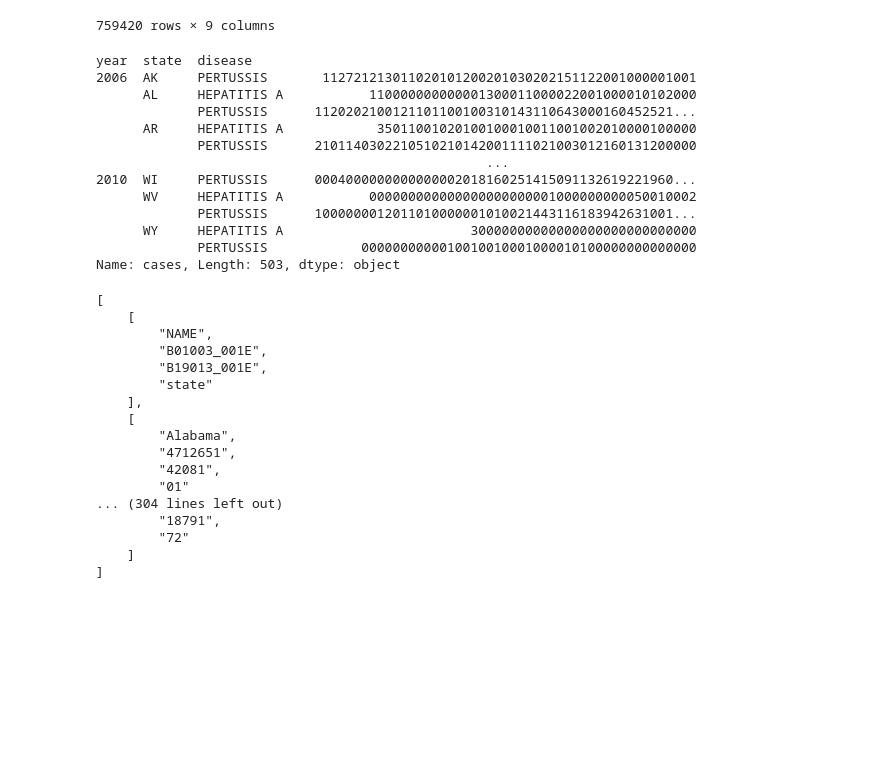
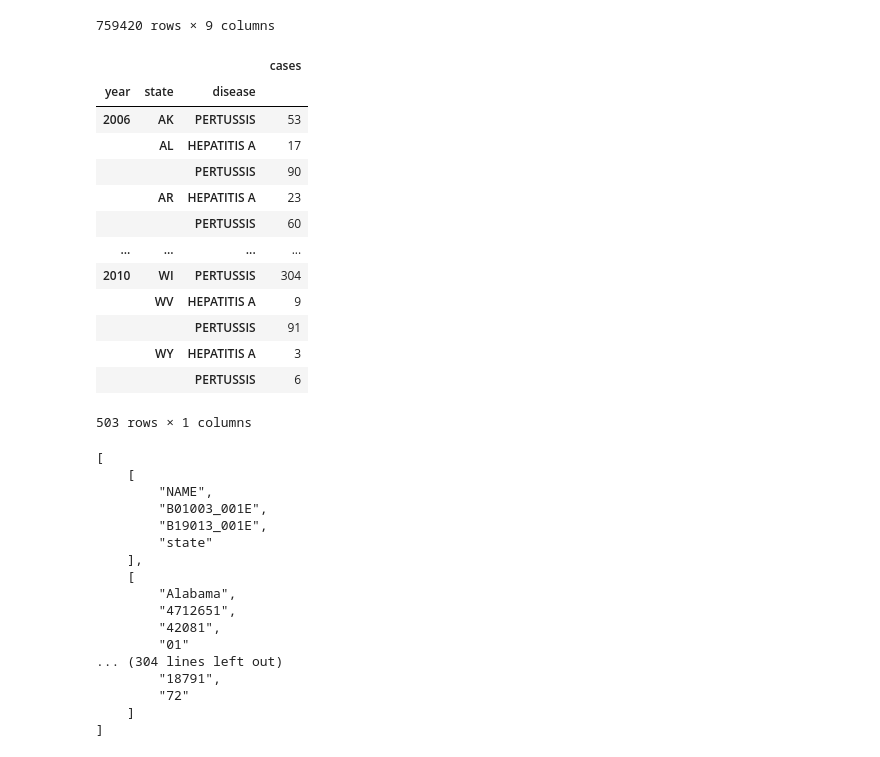
Before and after one commit to SamClements94/Project-1, a Jupyter notebook: Project_1-sam.ipynb, the cells around one changed output. Cells and saved outputs as stored; diff of their text form; code cells hidden in the pictures; blank space fills up the shorter version.

Commit message:
Clean disease data frame

```diff
--- a/Project_1-sam.ipynb
+++ b/Project_1-sam.ipynb
@@ -36,5 +36,4 @@ Name: disease, dtype: int64
 # %%
 disease_df["cases"]=disease_df["cases"].astype(str).replace("\\N",np.nan)
 disease_df=disease_df.dropna(how="any")
-disease_df["cases"].astype(int)
-# disease_df.dtypes
+disease_df['cases'] = disease_df["cases"].astype(int)
@@ -74,22 +60,24 @@ disease_df
 # %%
 short_disease_df = disease_df.loc[(disease_df['year']== '2010')|(disease_df['year']== '2009')|(disease_df['year']== '2008')|(disease_df['year']== '2007')|(disease_df['year']== '2006')]
 
 grouped_disease_df = short_disease_df.groupby(['year','state','disease',])
-grouped_disease_df['cases'].sum()
+clean_disease_df=pd.DataFrame(grouped_disease_df['cases'].sum())
+clean_disease_df
 # %% [output]
+|  |  |  | cases |
+| year | state | disease |  |
+| 2006 | AK | PERTUSSIS | 53 |
+|  | AL | HEPATITIS A | 17 |
+|  |  | PERTUSSIS | 90 |
+|  | AR | HEPATITIS A | 23 |
+|  |  | PERTUSSIS | 60 |
+| ... | ... | ... | ... |
+| 2010 | WI | PERTUSSIS | 304 |
+|  | WV | HEPATITIS A | 9 |
+|  |  | PERTUSSIS | 91 |
+|  | WY | HEPATITIS A | 3 |
+|  |  | PERTUSSIS | 6 |
-year  state  disease
-2006  AK     PERTUSSIS       112721213011020101200201030202151122001000001001
-      AL     HEPATITIS A           110000000000001300011000022001000010102000
-             PERTUSSIS      1120202100121101100100310143110643000160452521...
-      AR     HEPATITIS A            35011001020100100010011001002010000100000
-             PERTUSSIS      2101140302210510210142001111021003012160131200000
-                                                  ...
-2010  WI     PERTUSSIS      0004000000000000002018160251415091132619221960...
-      WV     HEPATITIS A           000000000000000000000001000000000050010002
-             PERTUSSIS      1000000012011010000001010021443116183942631001...
-      WY     HEPATITIS A                        30000000000000000000000000000
-             PERTUSSIS            0000000000010010010001000010100000000000000
-Name: cases, Length: 503, dtype: object
+503 rows × 1 columns
 # %%
 #Below is the alternate way to pull census income data from the ACS5 using the URL
 # %%
```
Also changed, not shown: parts of 1 cell of this notebook.
